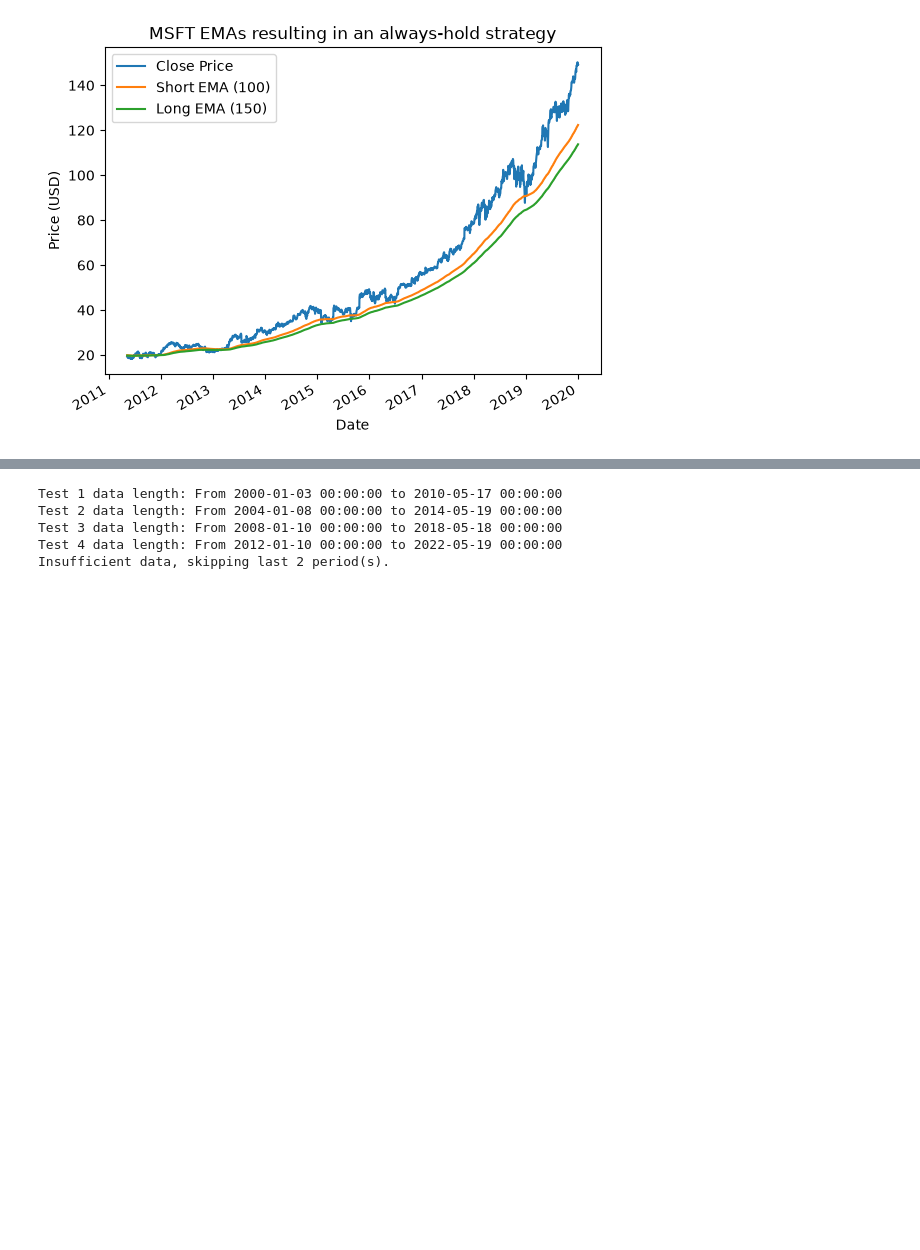
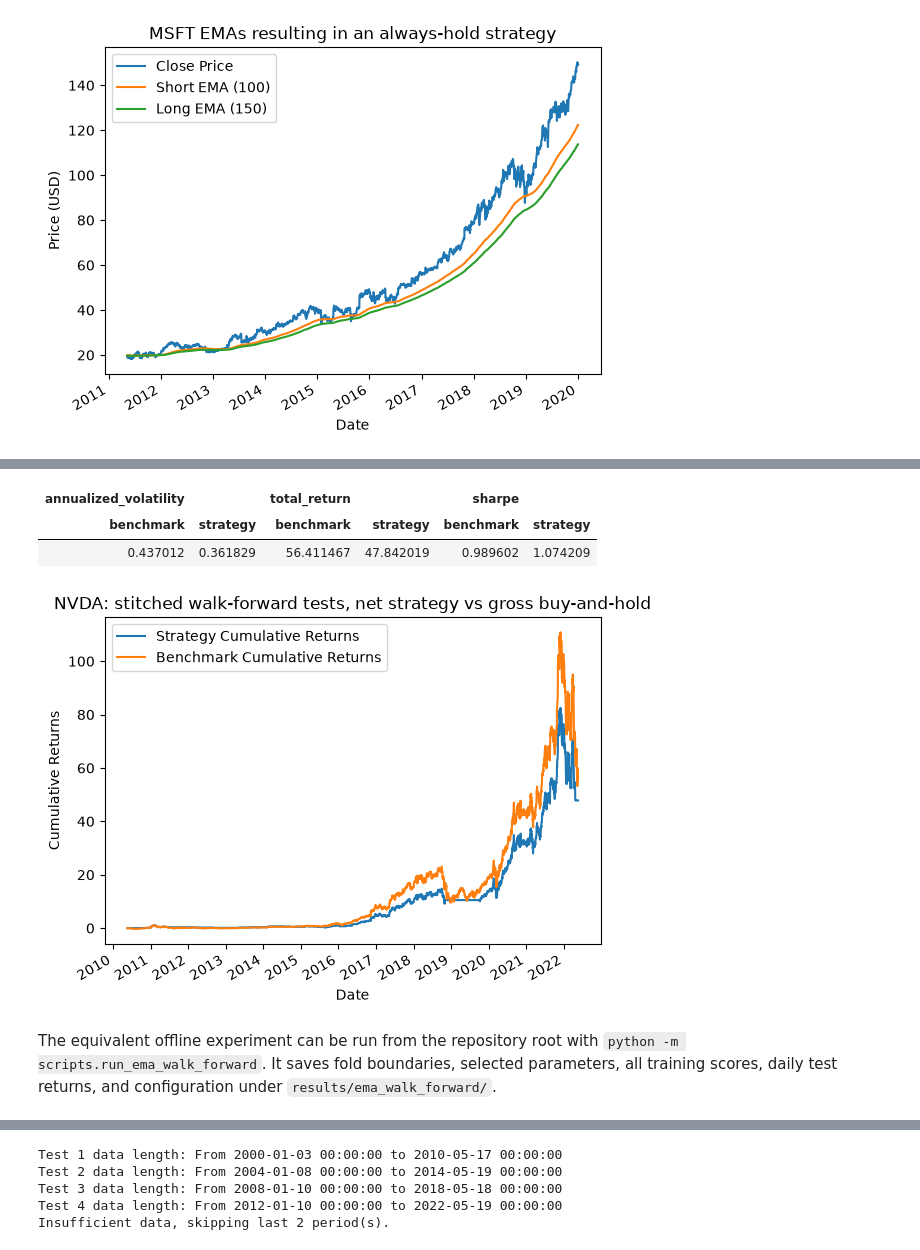
Before and after one commit to charlien74/systematic-trading-research, a Jupyter notebook: notebooks/01_exponential_moving_averages.ipynb, the cells around one changed output, grey strips where cells are left out. Drawn from its saved outputs; the diff is of its cells as text; code cells hidden in the pictures; blank space fills up the shorter version.

Commit message:
Make walk-forward explicit

```diff
--- a/notebooks/01_exponential_moving_averages.ipynb
+++ b/notebooks/01_exponential_moving_averages.ipynb
@@ -316,0 +337,17 @@ views.plot_emas_and_price(data_df, short_ema, long_ema, warmup_period,
+# %%
+from src.walk_forward import evaluate_ema_walk_forward
+
+walk_forward_prices = loader.get_prices(
+    ticker="NVDA", start="2000-01-01", end="2025-01-01"
+)
+walk_forward_result = evaluate_ema_walk_forward(
+    walk_forward_prices,
+    short_halflives=range(5, 195, 5),
+    long_halflives=range(10, 200, 5),
+    train_size=1008,
+    test_size=504,
+    n_splits=6,
+    warmup_size=1600,
+    transaction_cost_bps=5.0,
+)
+walk_forward_result.folds
@@ -317,3 +362,24 @@ views.plot_emas_and_price(data_df, short_ema, long_ema, warmup_period,
+# %%
+walk_forward_daily = walk_forward_result.daily_returns
+walk_forward_metrics = backtest.compute_metrics(
+    walk_forward_daily["net_return"], walk_forward_daily["benchmark_return"]
+)
+views.render_metrics_grouped(walk_forward_metrics)
+views.plot_cumulative_returns(
+    backtest.aggregate_returns(walk_forward_daily["net_return"], cumulative=True),
+    backtest.aggregate_returns(walk_forward_daily["benchmark_return"], cumulative=True),
+    title="NVDA: stitched walk-forward tests, net strategy vs gross buy-and-hold",
+)
+# %% [output]
+| annualized_volatility |  | total_return |  | sharpe |  |
+| benchmark | strategy | benchmark | strategy | benchmark | strategy |
+| 0.437012 | 0.361829 | 56.411467 | 47.842019 | 0.989602 | 1.074209 |
+[figure, added]
+# %% [markdown]
+The equivalent offline experiment can be run from the repository root with
+`python -m scripts.run_ema_walk_forward`. It saves fold boundaries, selected
+parameters, all training scores, daily test returns, and configuration under
+`results/ema_walk_forward/`.
 # %% [markdown]
 We can put the tickers into broad qualitative categories:
 - MSFT, SPY: Optimizing for Sharpe results in a always-hold strategy
```
Also changed, not shown: parts of 6 cells of this notebook, 5 other files.
